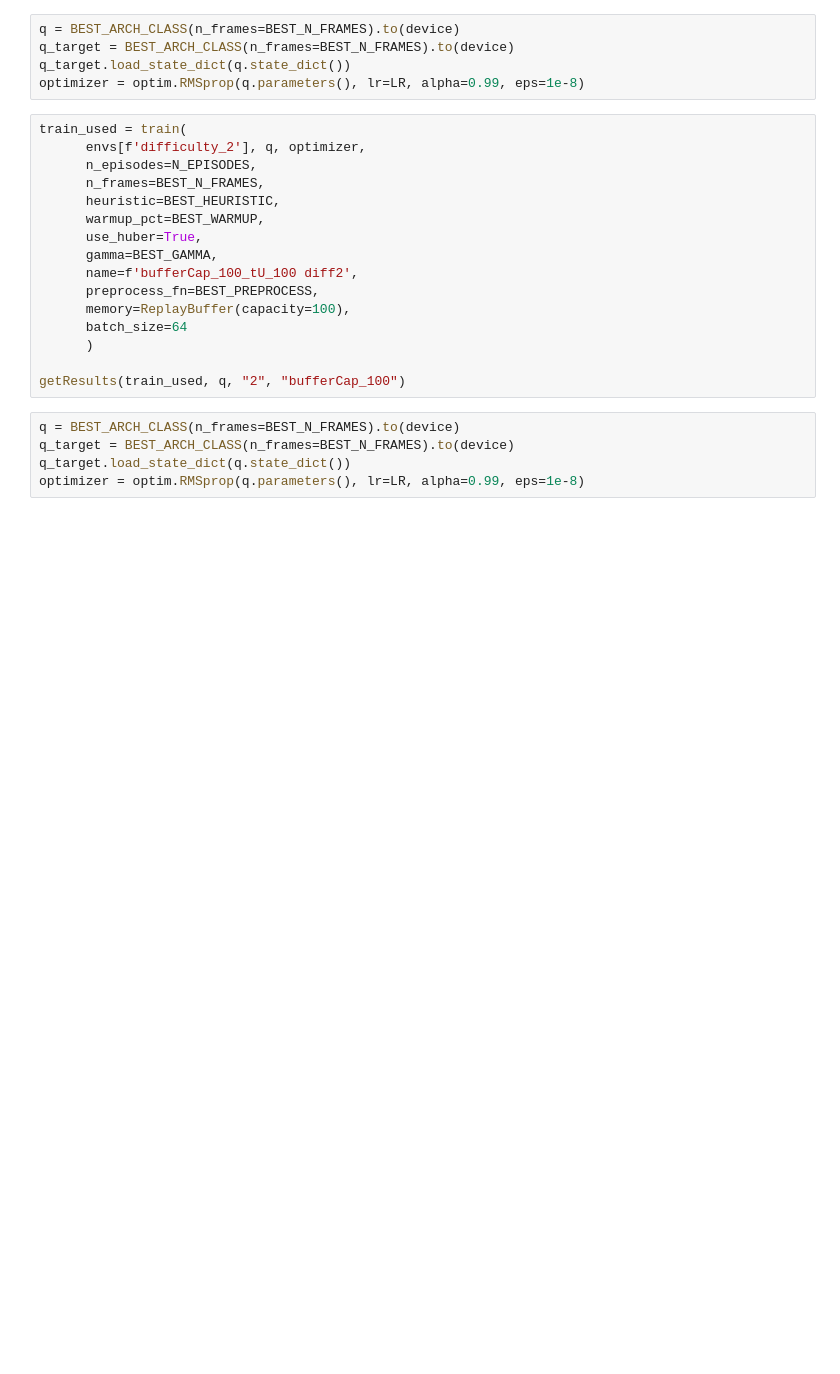
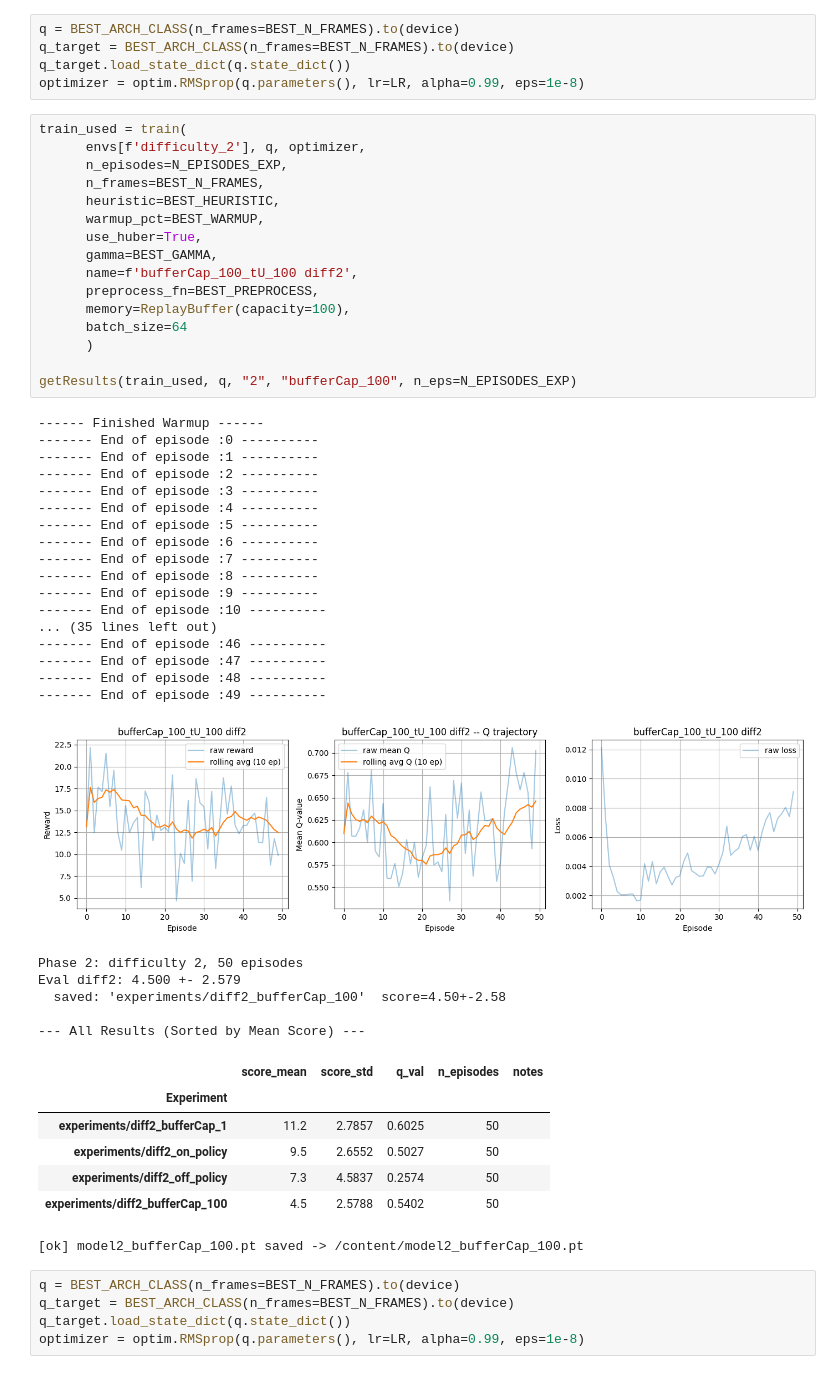
Before and after one commit to rarosilva/DL_Proj2, a Jupyter notebook: tasks/task2.ipynb, the cells around one changed output. Drawn from its saved outputs; the diff is of its cells as text; blank space fills up the shorter version.

```diff
--- a/tasks/task2.ipynb
+++ b/tasks/task2.ipynb
@@ -822,19 +908,50 @@ optimizer = optim.RMSprop(q.parameters(), lr=LR, alpha=0.99, eps=1e-8)
 # %%
 train_used = train(
       envs[f'difficulty_2'], q, optimizer,
-      n_episodes=N_EPISODES,
+      n_episodes=N_EPISODES_EXP,
       n_frames=BEST_N_FRAMES,
       heuristic=BEST_HEURISTIC,
       warmup_pct=BEST_WARMUP,
       use_huber=True,
       gamma=BEST_GAMMA,
       name=f'bufferCap_100_tU_100 diff2',
       preprocess_fn=BEST_PREPROCESS,
       memory=ReplayBuffer(capacity=100),
       batch_size=64
       )
 
-getResults(train_used, q, "2", "bufferCap_100")
+getResults(train_used, q, "2", "bufferCap_100", n_eps=N_EPISODES_EXP)
+# %% [output]
+------ Finished Warmup ------
+------- End of episode :0 ----------
+------- End of episode :1 ----------
+------- End of episode :2 ----------
+------- End of episode :3 ----------
+------- End of episode :4 ----------
+------- End of episode :5 ----------
+------- End of episode :6 ----------
+------- End of episode :7 ----------
+------- End of episode :8 ----------
+------- End of episode :9 ----------
+------- End of episode :10 ----------
+... (35 lines left out)
+------- End of episode :46 ----------
+------- End of episode :47 ----------
+------- End of episode :48 ----------
+------- End of episode :49 ----------
+[figure, added]
+Phase 2: difficulty 2, 50 episodes
+Eval diff2: 4.500 +- 2.579
+  saved: 'experiments/diff2_bufferCap_100'  score=4.50+-2.58
+
+--- All Results (Sorted by Mean Score) ---
+|  | score_mean | score_std | q_val | n_episodes | notes |
+| Experiment |  |  |  |  |  |
+| experiments/diff2_bufferCap_1 | 11.2 | 2.7857 | 0.6025 | 50 |  |
+| experiments/diff2_on_policy | 9.5 | 2.6552 | 0.5027 | 50 |  |
+| experiments/diff2_off_policy | 7.3 | 4.5837 | 0.2574 | 50 |  |
+| experiments/diff2_bufferCap_100 | 4.5 | 2.5788 | 0.5402 | 50 |  |
+[ok] model2_bufferCap_100.pt saved -> /content/model2_bufferCap_100.pt
 # %%
 q = BEST_ARCH_CLASS(n_frames=BEST_N_FRAMES).to(device)
 q_target = BEST_ARCH_CLASS(n_frames=BEST_N_FRAMES).to(device)
```
Also changed, not shown: parts of 17 cells of this notebook.
